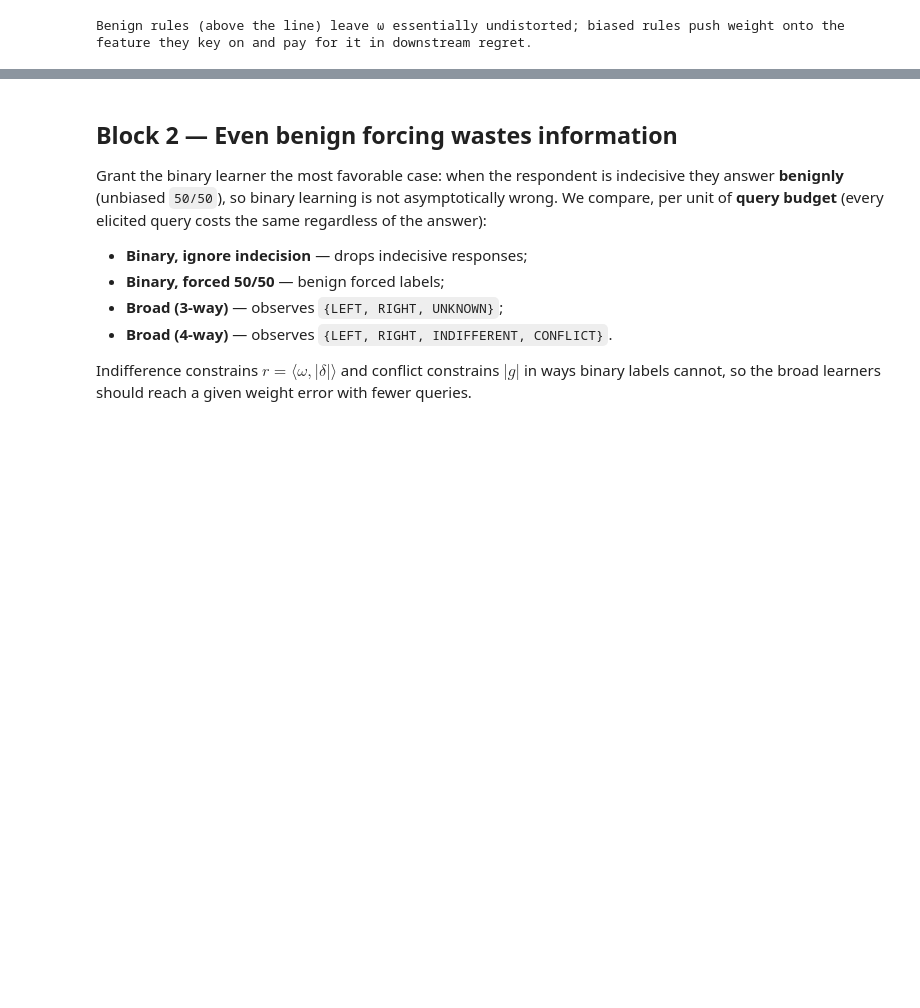
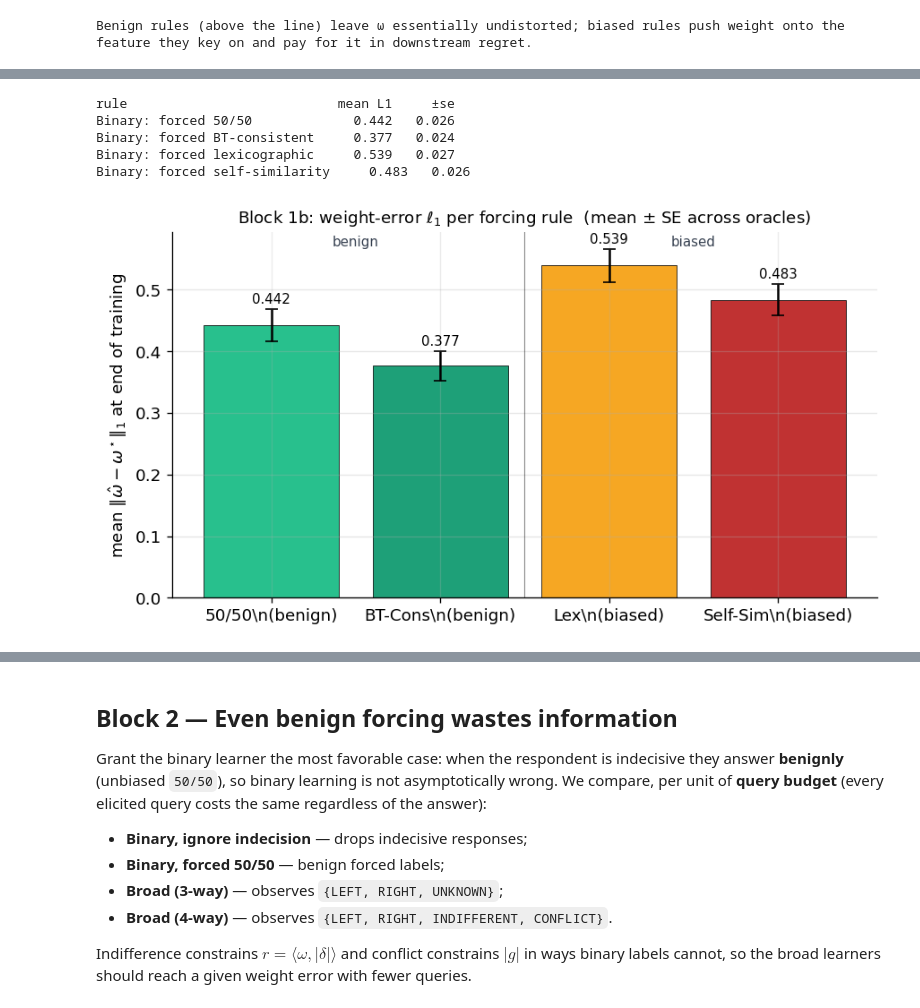
Before and after one commit to michelleeesi/topmodel, a Jupyter notebook: final_model/final_experiments.ipynb, the cells around one changed output, grey strips where cells are left out. Drawn from its saved outputs; the diff is of its cells as text; code cells hidden in the pictures; blank space fills up the shorter version.

```diff
--- a/final_model/final_experiments.ipynb
+++ b/final_model/final_experiments.ipynb
@@ -208,26 +215,20 @@ feature axis.
 # %%
 T1 = 130
-SELF_VEC = np.eye(DIM)[0]               # 'self' favors feature 0 (elderlyDep)
-GUT_WEIGHTS = np.array([0.1, 0.1, 0.5, 0.2, 0.1])  # System-1 'gut' fixates on obesity (feature 2)
+SELF_VEC = np.eye(DIM)[0]               # 'self' anchor: e_0 = elderlyDep
 cfg1 = dict(tau_r=TAU_R, tau_kappa=TAU_K, noise_scale=NOISE_SCALE, noise_type=NOISE_TYPE,
             T=T1, n_candidates=N_CAND, n_samples=N_SAMPLES, burn_in=BURN_IN,
             n_holdout=N_HOLDOUT, n_jobs=N_JOBS)
 
-SPECS1 = {  # ordered: benign, then feature-keyed biased, then structural
+SPECS1 = {  # ordered: benign, then biased
     "bt_5050":  {"kind": "bt", "forcing": ic.force_5050},
     "bt_btcons":{"kind": "bt", "forcing": ic.force_bt_consistent},
     "bt_lex":   {"kind": "bt", "forcing": ic.force_lex,
-                 "forcing_kwargs": {"ranking": [1, 3, 0, 2, 4]}},
-    "bt_single":{"kind": "bt", "forcing": ic.force_single_feature,
-                 "forcing_kwargs": {"feature": 0}},
+                 "forcing_kwargs": {"ranking": [1, 3, 0, 2, 4]}},   # lifeYearsGained first
     "bt_self":  {"kind": "bt", "forcing": ic.force_self_similarity,
-                 "forcing_kwargs": {"self_vec": SELF_VEC}},
-    "bt_gut":   {"kind": "bt", "forcing": ic.force_gut_weights,
-                 "forcing_kwargs": {"omega_bias": GUT_WEIGHTS}},
-    "bt_comp":  {"kind": "bt", "forcing": ic.force_compromise},
+                 "forcing_kwargs": {"self_vec": SELF_VEC}},          # anchor = e_0 (elderlyDep)
 }
 BENIGN = ["bt_5050", "bt_btcons"]
-STRUCTURAL = ["bt_comp"]   # non-feature-keyed; reported separately from the feature-keyed biased rules
+BIASED = ["bt_lex", "bt_self"]
 
 t0 = time.time()
 # Common random numbers: every rule and the baseline share base_seed=SEED, so the
@@ -246,7 +247,7 @@ for k in SPECS1:
     cs = ex.aggregate_scalar(b1[k], 'cos_final')['mean']
     bo = ex.aggregate_scalar(b1[k], 'best_of_n_regret')['mean']
     pe = ex.aggregate_scalar(b1[k], 'pairwise_regret')['mean']
-    tag = "benign" if k in BENIGN else ("structural" if k in STRUCTURAL else "biased")
+    tag = "benign" if k in BENIGN else "biased"
     print(f"{NAMES[k]:<28}{L1:>8.3f}{cs:>8.3f}{100*bo/WC:>13.0f}%{pe:>10.3f}   [{tag}]")
 # %% [output]
 Block 1 done in 110.7s
@@ -302,0 +427,61 @@ Benign rules (above the line) leave ω essentially undistorted; biased rules pus
+# %%
+# Block 1b (cont.) — mean L1 weight error per forcing rule.
+import numpy as np
+import matplotlib.pyplot as plt
+
+METHODS_L1 = ["bt_5050", "bt_btcons", "bt_lex", "bt_self"]
+short_labels_l1 = {
+    "bt_5050":   "50/50 \n(benign)",
+    "bt_btcons": "BT-Cons \n(benign)",
+    "bt_lex":    "Lex \n(biased)",
+    "bt_self":   "Self-Sim \n(biased)",
+}
+
+l1_mean = {}; l1_se = {}
+for k in METHODS_L1:
+    agg = ex.aggregate_scalar(b1[k], 'l1_final')
+    l1_mean[k] = agg['mean']
+    l1_se[k]   = agg['stderr']
+
+# Print summary
+print(f"{'rule':<28}{'mean L1':>10}{'  ±se':>8}")
+for k in METHODS_L1:
+    print(f"{NAMES[k]:<28}{l1_mean[k]:>10.3f}{l1_se[k]:>8.3f}")
+
+
+fig, ax = plt.subplots(figsize=(7.5, 4.2))
+x = np.arange(len(METHODS_L1))
+colors = [PALETTE[k] for k in METHODS_L1]
+bars = ax.bar(x, [l1_mean[k] for k in METHODS_L1],
+               yerr=[l1_se[k] for k in METHODS_L1], capsize=4,
+               color=colors, alpha=0.9, edgecolor='black', linewidth=0.5)
+
+# Numeric annotations above each bar
+for i, k in enumerate(METHODS_L1):
+    ax.text(i, l1_mean[k] + l1_se[k] + 0.005,
+             f'{l1_mean[k]:.3f}', ha='center', va='bottom', fontsize=9, color='black')
+
+ax.set_xticks(x)
+ax.set_xticklabels([short_labels_l1[k] for k in METHODS_L1])
+ax.set_ylabel(r'mean $\|\hat\omega - \omega^\star\|_1$ at end of training')
+ax.set_title(r'Block 1b: weight-error $\ell_1$ per forcing rule  (mean $\pm$ SE across oracles)',
+              fontsize=11)
+ax.axvline(1.5, color='black', lw=0.7, alpha=0.45)
+ax.text(0.5, ax.get_ylim()[1] * 0.96, 'benign', ha='center', fontsize=9, color='#374151')
+ax.text(2.5, ax.get_ylim()[1] * 0.96, 'biased', ha='center', fontsize=9, color='#374151')
+ax.grid(alpha=0.3, axis='y')
+fig.tight_layout()
+fig.savefig('fig_block1b_l1.pdf'); fig.savefig('fig_block1b_l1.png')
+plt.show()
+
+print()
+print("Benign rules have small final L1; biased rules have substantially higher L1")
+print("— the feature-inflation distortion seen in Block 1's heatmap is what")
+print("drives the larger regret in Block 1b's worst-case/avg-case charts.")
+# %% [output]
+rule                           mean L1     ±se
+Binary: forced 50/50             0.442   0.026
+Binary: forced BT-consistent     0.377   0.024
+Binary: forced lexicographic     0.539   0.027
+Binary: forced self-similarity     0.483   0.026
+[figure, added]
```
Also changed, not shown: parts of 7 cells of this notebook, 10 other files.
